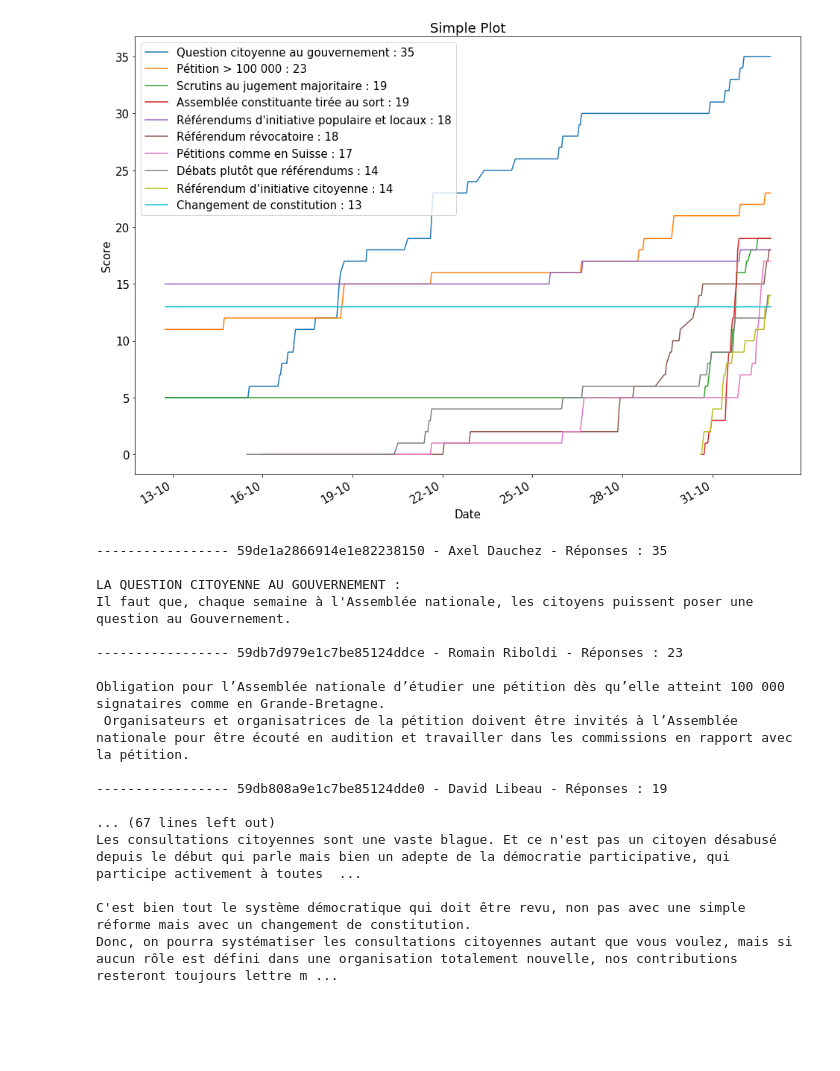
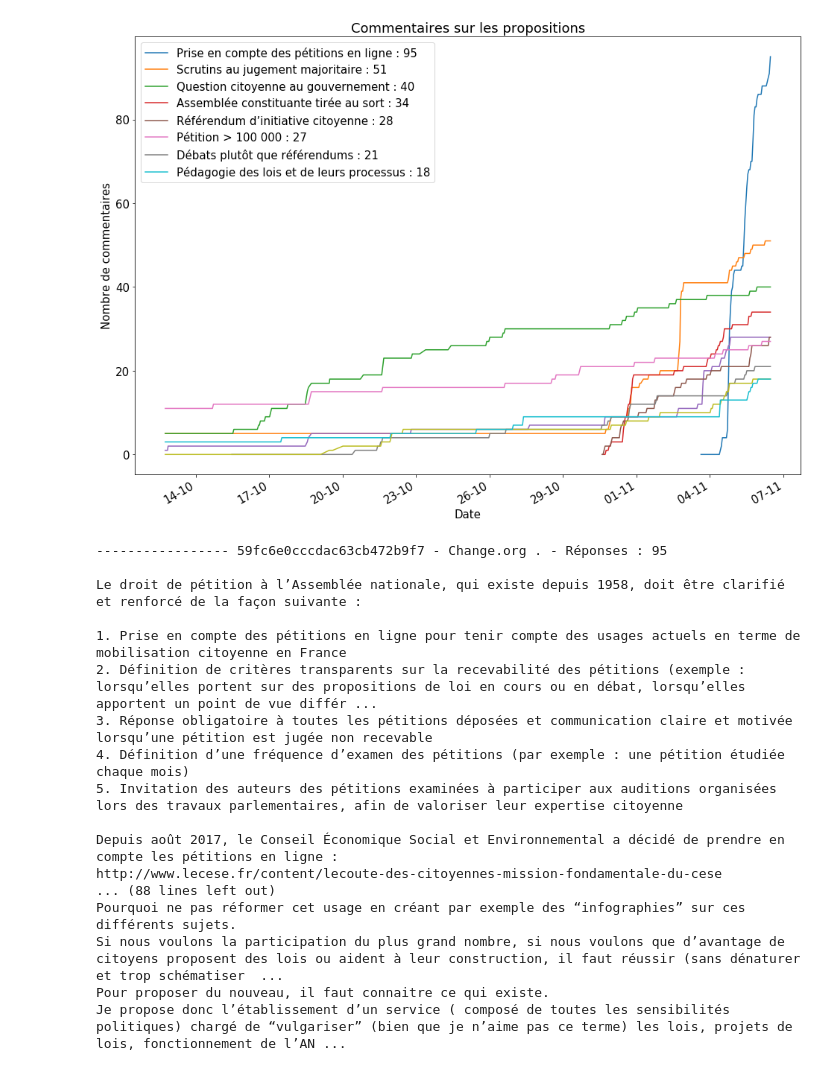
Before and after one commit to paula-forteza/consultation-democratie-numerique-stats, a Jupyter notebook: Statistiques de la consultation sur la réforme de l'Assemblée.ipynb, the cells around one changed output. Drawn from its saved outputs; the diff is of its cells as text; code cells hidden in the pictures; blank space fills up the shorter version.

```diff
--- a/Statistiques de la consultation sur la réforme de l'Assemblée.ipynb
+++ b/Statistiques de la consultation sur la réforme de l'Assemblée.ipynb
@@ -57,6 +57,7 @@ label_by_comment_id = {
     '59e8c9a766914e1e822390fa': "Référendum révocatoire",
     '59e31ef666914e1e822386a0': "Débats plutôt que référendums",
     '59db85cf9e1c7be85124de62': "Changement de constitution",
+    '59fc6e0cccdac63cb472b9f7': "Prise en compte des pétitions en ligne",
     }
 # %%
 comments_sorted_by_score = sorted(
@@ -133,59 +134,59 @@ def get_label_with_replies_count(comment_id):
     label = label_by_comment_id.get(comment_id)
     if label is None:
         return None
     replies = replies_by_comment_id[comment_id]
     return '{} : {}'.format(label, replies[-1][1])
 
 rc('font', size=15)
 
 figure, axes = plt.subplots(1, figsize=(16, 12))
 figure.autofmt_xdate()
 
 for comment_id, scores in comments_sorted_by_replies[:10]:
     x = [
         datetime.fromtimestamp(epoch)
         for epoch, score in scores
         ]
     y = [
         score
         for period, score in scores
         ]
     plt.plot(x, y, label=get_label_with_replies_count(comment_id))
 
 plt.xlabel('Date')
-plt.ylabel('Score')
+plt.ylabel('Nombre de commentaires')
 
-plt.title('Simple Plot')
+plt.title('Commentaires sur les propositions')
 x_formatter = mdates.DateFormatter('%d-%m')
 axes.xaxis.set_major_formatter(x_formatter)
 plt.legend()
 
 plt.show()
 # %% [output]
-[figure, old version]
+[figure, new version]
 # %%
 for comment_id, replies in comments_sorted_by_replies[:10]:
     comment = comment_by_id[comment_id]
     print('\n----------------- {} - {} - Réponses : {}\n'.format(comment_id, comment['author']['displayName'], replies[-1][1]))
     print(comment['text'])
 # %% [output]
------------------ 59de1a2866914e1e82238150 - Axel Dauchez - Réponses : 35
+----------------- 59fc6e0cccdac63cb472b9f7 - Change.org . - Réponses : 95
 
-LA QUESTION CITOYENNE AU GOUVERNEMENT :
-Il faut que, chaque semaine à l'Assemblée nationale, les citoyens puissent poser une question au Gouvernement.
+Le droit de pétition à l’Assemblée nationale, qui existe depuis 1958, doit être clarifié et renforcé de la façon suivante :
 
------------------ 59db7d979e1c7be85124ddce - Romain Riboldi - Réponses : 23
+1. Prise en compte des pétitions en ligne pour tenir compte des usages actuels en terme de mobilisation citoyenne en France
+2. Définition de critères transparents sur la recevabilité des pétitions (exemple : lorsqu’elles portent sur des propositions de loi en cours ou en débat, lorsqu’elles apportent un point de vue différ ...
+3. Réponse obligatoire à toutes les pétitions déposées et communication claire et motivée lorsqu’une pétition est jugée non recevable
+4. Définition d’une fréquence d’examen des pétitions (par exemple : une pétition étudiée chaque mois)
+5. Invitation des auteurs des pétitions examinées à participer aux auditions organisées lors des travaux parlementaires, afin de valoriser leur expertise citoyenne
 
-Obligation pour l’Assemblée nationale d’étudier une pétition dès qu’elle atteint 100 000 signataires comme en Grande-Bretagne.
- Organisateurs et organisatrices de la pétition doivent être invités à l’Assemblée nationale pour être écouté en audition et travailler dans les commissions en rapport avec la pétition.
-
------------------ 59db808a9e1c7be85124dde0 - David Libeau - Réponses : 19
-
-... (67 lines left out)
-Les consultations citoyennes sont une vaste blague. Et ce n'est pas un citoyen désabusé depuis le début qui parle mais bien un adepte de la démocratie participative, qui participe activement à toutes  ...
-
-C'est bien tout le système démocratique qui doit être revu, non pas avec une simple réforme mais avec un changement de constitution.
-Donc, on pourra systématiser les consultations citoyennes autant que vous voulez, mais si aucun rôle est défini dans une organisation totalement nouvelle, nos contributions resteront toujours lettre m ...
+Depuis août 2017, le Conseil Économique Social et Environnemental a décidé de prendre en compte les pétitions en ligne :
+http://www.lecese.fr/content/lecoute-des-citoyennes-mission-fondamentale-du-cese
+... (88 lines left out)
+Pourquoi ne pas réformer cet usage en créant par exemple des “infographies” sur ces différents sujets.
+Si nous voulons la participation du plus grand nombre, si nous voulons que d’avantage de citoyens proposent des lois ou aident à leur construction, il faut réussir (sans dénaturer et trop schématiser  ...
+Pour proposer du nouveau, il faut connaitre ce qui existe.
+Je propose donc l’établissement d’un service ( composé de toutes les sensibilités politiques) chargé de “vulgariser” (bien que je n’aime pas ce terme) les lois, projets de lois, fonctionnement de l’AN ...
 # %%
 texts = []
 for comment_id, replies in comments_sorted_by_score:
```
Also changed, not shown: parts of 4 cells of this notebook.
